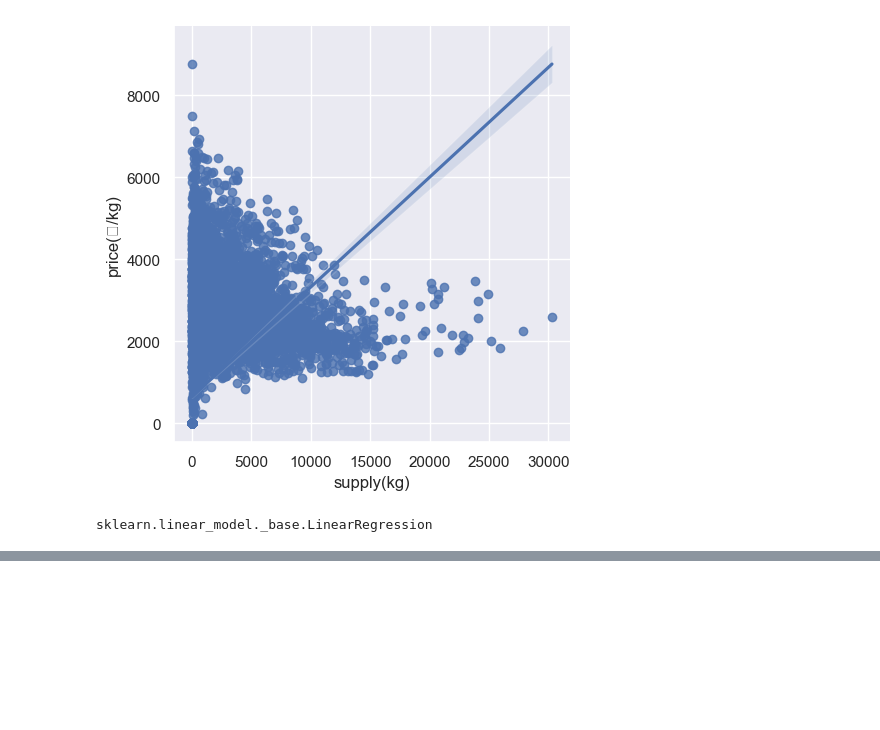
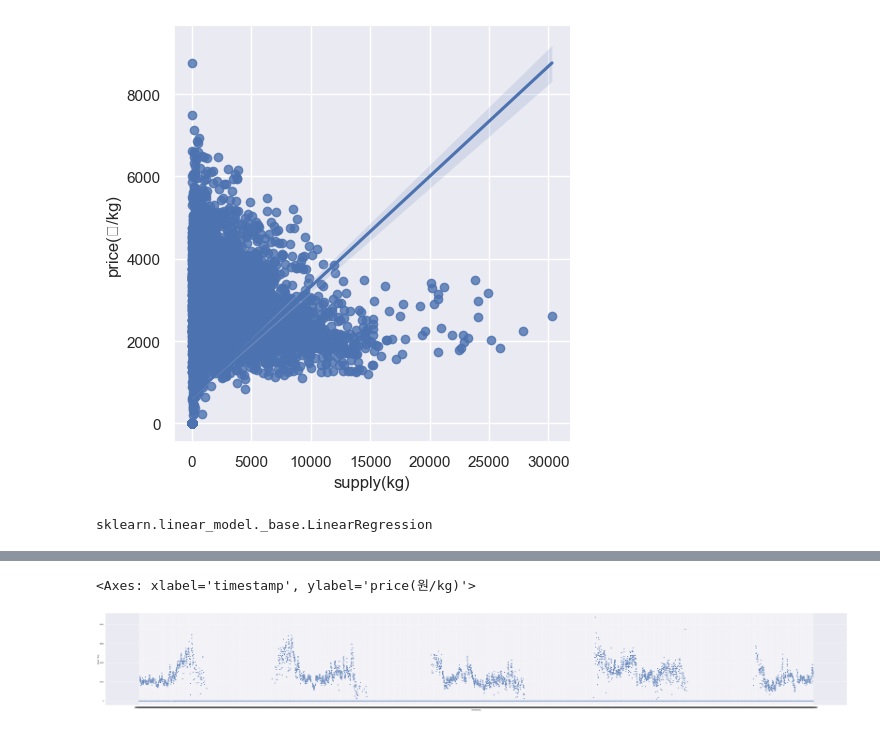
Before and after one commit to JeongSeongHun054/B10_deepening_Project, a Jupyter notebook: 염종석/TeamPJT-2.ipynb, the cells around one changed output, grey strips where cells are left out. Cells and saved outputs as stored; diff of their text form; code cells hidden in the pictures; blank space fills up the shorter version.

```diff
--- a/염종석/TeamPJT-2.ipynb
+++ b/염종석/TeamPJT-2.ipynb
@@ -72,0 +169,5 @@ b
+# %%
+sns.scatterplot( data = Brocoly_data, x = 'timestamp' , y = 'price(원/kg)')
+# %% [output]
+<Axes: xlabel='timestamp', ylabel='price(원/kg)'>
+[figure, added]
```
Also changed, not shown: parts of 18 cells of this notebook.
